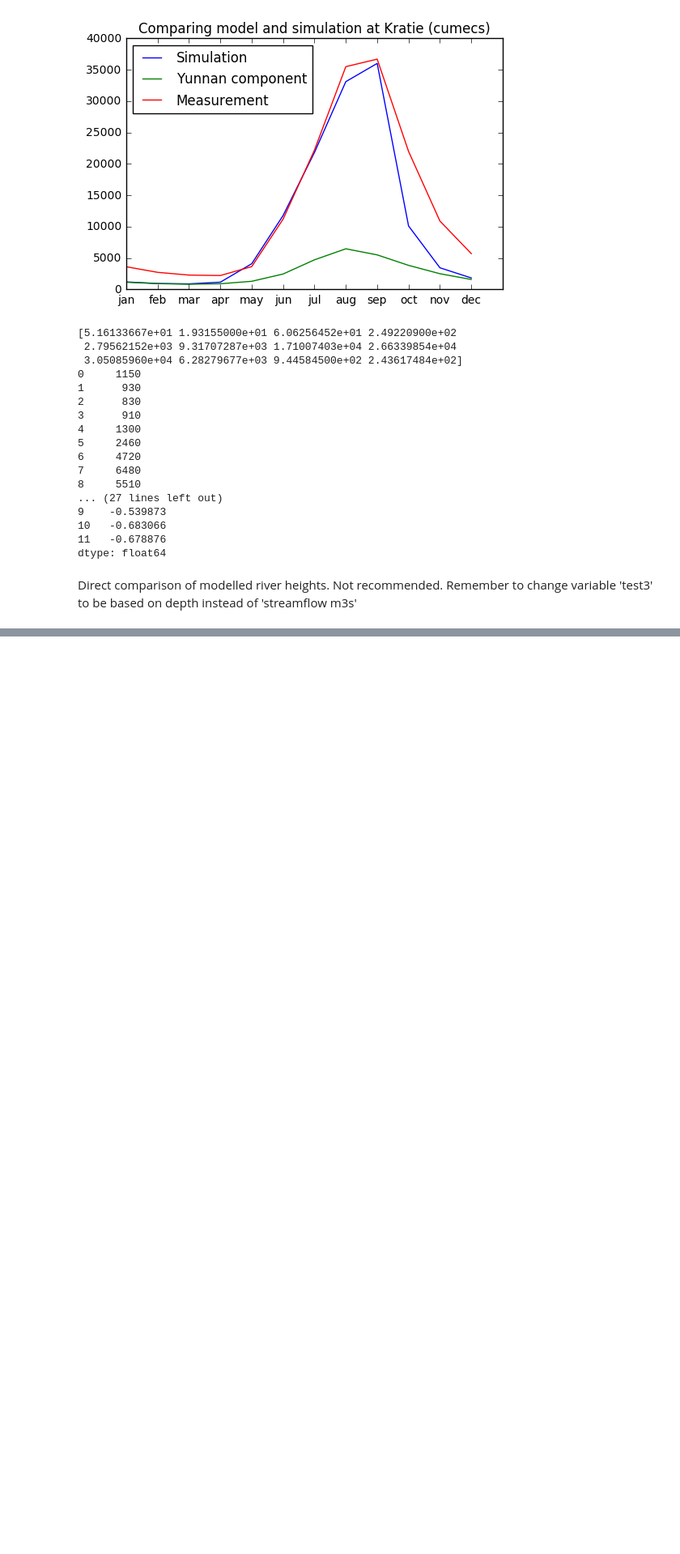
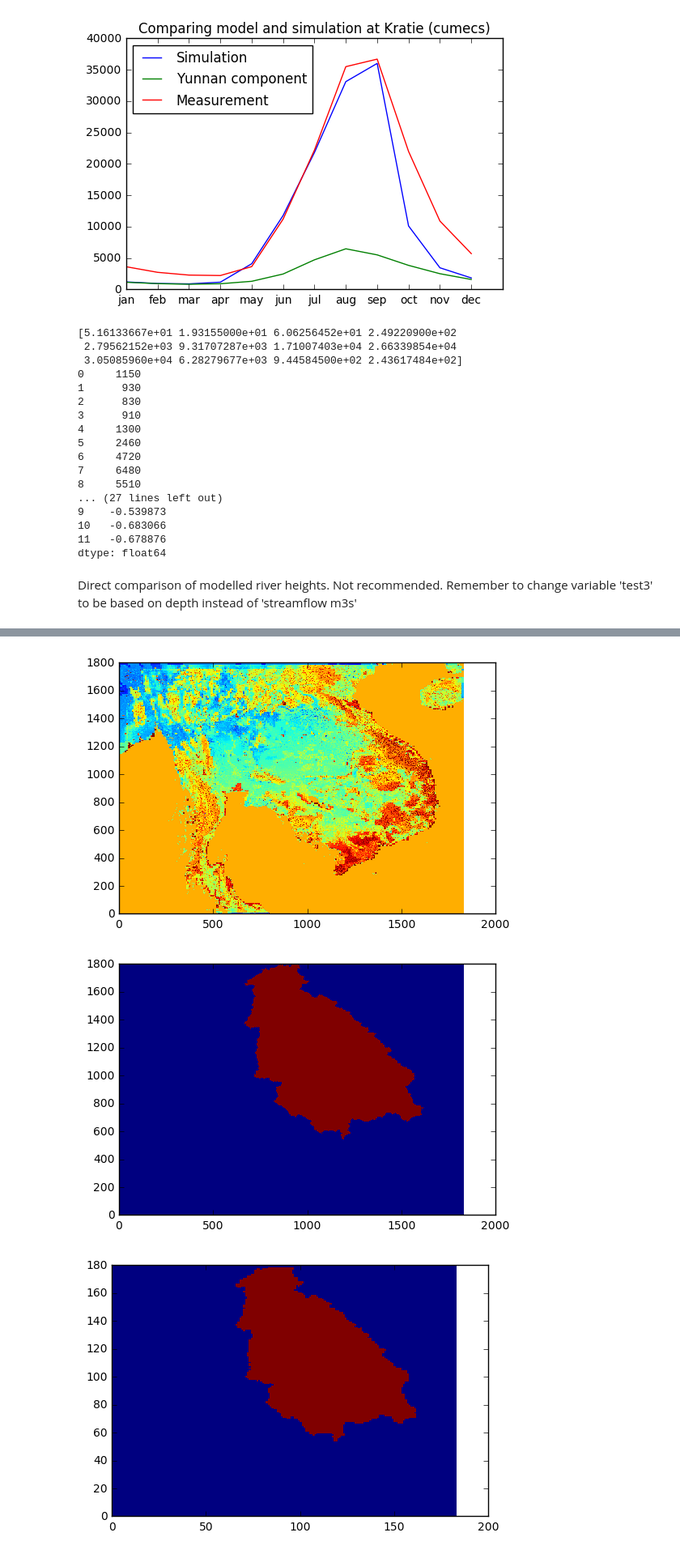
Before and after one commit to likkhian/thesisScripts, a Jupyter notebook: frxst_out_analysis.ipynb, the cells around one changed output, grey strips where cells are left out. Shown at 81% size. Drawn from its saved outputs; the diff is of its cells as text; code cells hidden in the pictures; blank space fills up the shorter version.

```diff
--- a/frxst_out_analysis.ipynb
+++ b/frxst_out_analysis.ipynb
@@ -898,0 +1140,21 @@ Direct comparison of modelled river heights. Not recommended. Remember to change
+# %%
+msk_d02=np.load('../wrfhydro_output/basn_msk_d02.npy')
+
+fulldom=xr.open_dataset('../wrfhydro_output/Fulldom_hiresD.nc')
+msk_hydro=fulldom.basn_msk.data>0
+msk_hydro=msk_hydro*1
+msk_hydro=msk_hydro.astype(float)
+msk_hydro[msk_hydro == 0] = np.nan
+msk_hydro=np.flip(msk_hydro,axis=0)
+basarea=np.nansum(msk_hydro)*0.9*0.9
+print(basarea)
+variables=['ACCPRCP','ACCECAN','ACCETRAN','ACCEDIR','SNEQV','CANICE','CANLIQ','SFCRNOFF',\
+          'UGDRNOFF','SOIL_M']
+variables_2=['QSTRMVOLRT','SFCHEADSUBRT','QBDRYRT']
+gwoutDf=ReadGwOut('../wrfhydro_output/waterbalance_s101gw/GW_outflow.txt','2050-01-01','2051-12-31')
+balance=CalcNoahmpWatBudg(apply_mask(xr.open_dataset('../wrfhydro_output/waterbalance_s101gw/2051123100.LDASOUT_DOMAIN2'),variables,msk_d02), \
+                         apply_mask(xr.open_dataset('../wrfhydro_output/waterbalance_s101gw/2050010100.LDASOUT_DOMAIN2'),variables,msk_d02), \
+                         apply_mask(xr.open_dataset('../wrfhydro_output/waterbalance_s101gw/205112310000.RTOUT_DOMAIN2'),variables_2,msk_hydro), \
+                         apply_mask(xr.open_dataset('../wrfhydro_output/waterbalance_s101gw/205001010000.RTOUT_DOMAIN2'),variables_2,msk_hydro), \
+                         gwoutDf,sfcrt=True,basarea=basarea)
+balance
@@ -898,0 +1213,18 @@ Direct comparison of modelled river heights. Not recommended. Remember to change
+# %%
+aa=xr.open_dataset('../wrfhydro_output/waterbalance_s101/205412310000.RTOUT_DOMAIN2')
+bb=xr.open_dataset('../wrfhydro_output/waterbalance_s101/2054123100.LDASOUT_DOMAIN2')
+plt.figure(1)
+plt.pcolormesh(aa['SOIL_M 1'].data[0,:,:])
+plt.colorbar
+plt.figure(2)
+plt.pcolormesh((msk_hydro),vmin=0,vmax=1)
+plt.figure(3)
+plt.pcolormesh(msk_d02,vmin=0,vmax=1)
+plt.figure(4)
+plt.pcolormesh(bb['ACCPRCP'][0,:,:])
+plt.show()
+print(aa)
+# %% [output]
+[figure, added]
+[figure, added]
+[figure, added]
```
Also changed, not shown: parts of 21 cells of this notebook.
